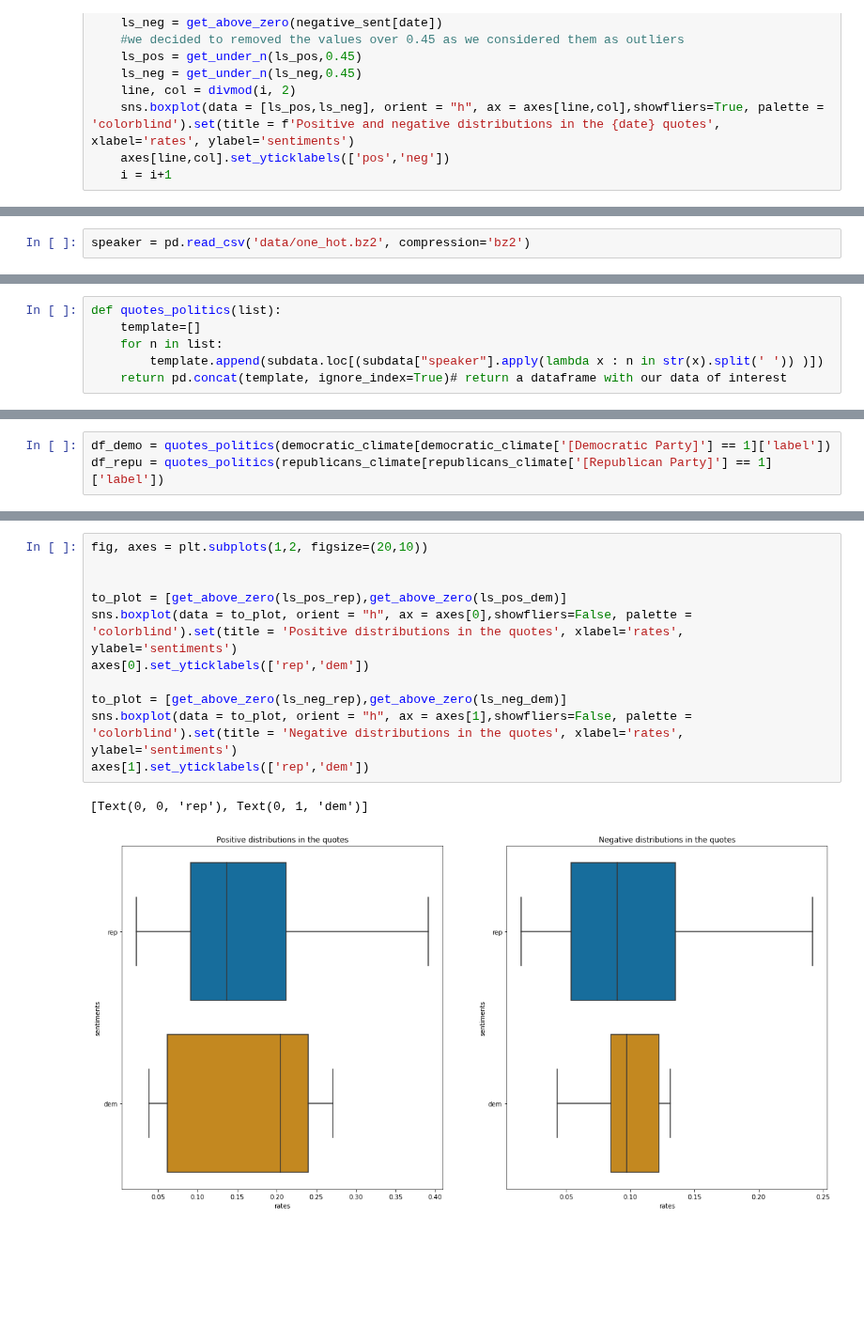
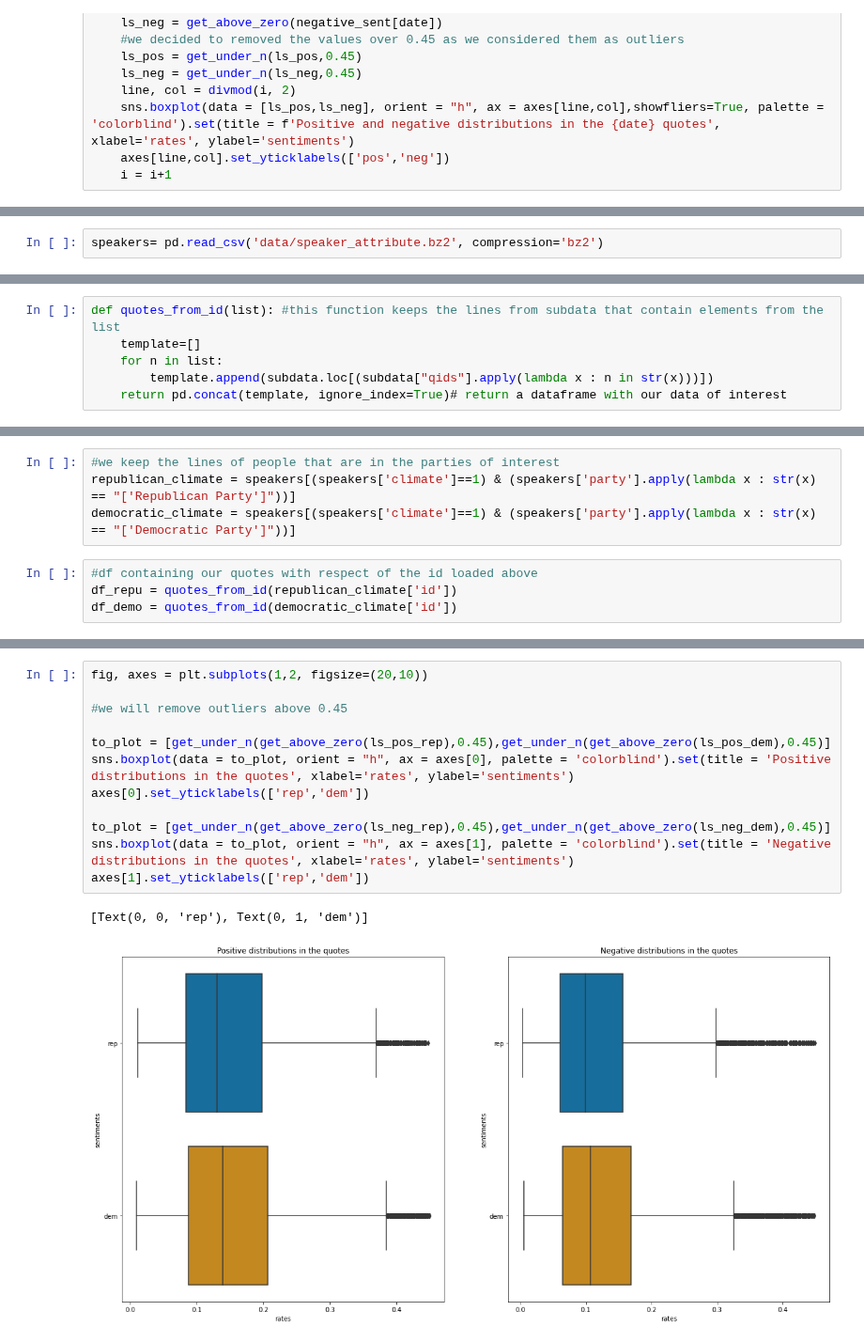
Before and after one commit to epfl-ada/ada-2021-project-avada-kedavra, a Jupyter notebook: visualization.ipynb, the cells around one changed output, grey strips where cells are left out. Shown at 94% size. Cells and saved outputs as stored; diff of their text form; blank space fills up the shorter version.

```diff
--- a/visualization.ipynb
+++ b/visualization.ipynb
@@ -210,2 +196,2 @@ subdata
 # %%
-speaker = pd.read_csv('data/one_hot.bz2', compression='bz2')
+speakers= pd.read_csv('data/speaker_attribute.bz2', compression='bz2')
@@ -233,7 +214,7 @@ democratic_climate = speaker[['[Democratic Party]','label']]
 # %%
-def quotes_politics(list):
+def quotes_from_id(list): #this function keeps the lines from subdata that contain elements from the list
     template=[]
     for n in list:
-        template.append(subdata.loc[(subdata["speaker"].apply(lambda x : n in str(x).split(' ')) )])
+        template.append(subdata.loc[(subdata["qids"].apply(lambda x : n in str(x)))])
     return pd.concat(template, ignore_index=True)# return a dataframe with our data of interest
 # %%
@@ -248,4 +231,9 @@ def quotes_sentiments(list):
+# %%
+#we keep the lines of people that are in the parties of interest
+republican_climate = speakers[(speakers['climate']==1) & (speakers['party'].apply(lambda x : str(x) == "['Republican Party']"))]
+democratic_climate = speakers[(speakers['climate']==1) & (speakers['party'].apply(lambda x : str(x) == "['Democratic Party']"))]
 # %%
-df_demo = quotes_politics(democratic_climate[democratic_climate['[Democratic Party]'] == 1]['label'])
-df_repu = quotes_politics(republicans_climate[republicans_climate['[Republican Party]'] == 1]['label'])
+#df containing our quotes with respect of the id loaded above
+df_repu = quotes_from_id(republican_climate['id'])
+df_demo = quotes_from_id(democratic_climate['id'])
 # %%
@@ -254,14 +243,15 @@ ls_pos_dem, ls_neg_dem = quotes_sentiments(df_demo['quotation'])
 # %%
 fig, axes = plt.subplots(1,2, figsize=(20,10))
 
+#we will remove outliers above 0.45
 
-to_plot = [get_above_zero(ls_pos_rep),get_above_zero(ls_pos_dem)]
-sns.boxplot(data = to_plot, orient = "h", ax = axes[0],showfliers=False, palette = 'colorblind').set(title = 'Positive distributions in the quotes', xlabel='rates', ylabel='sentiments')
+to_plot = [get_under_n(get_above_zero(ls_pos_rep),0.45),get_under_n(get_above_zero(ls_pos_dem),0.45)]
+sns.boxplot(data = to_plot, orient = "h", ax = axes[0], palette = 'colorblind').set(title = 'Positive distributions in the quotes', xlabel='rates', ylabel='sentiments')
 axes[0].set_yticklabels(['rep','dem'])
 
-to_plot = [get_above_zero(ls_neg_rep),get_above_zero(ls_neg_dem)]
-sns.boxplot(data = to_plot, orient = "h", ax = axes[1],showfliers=False, palette = 'colorblind').set(title = 'Negative distributions in the quotes', xlabel='rates', ylabel='sentiments')
+to_plot = [get_under_n(get_above_zero(ls_neg_rep),0.45),get_under_n(get_above_zero(ls_neg_dem),0.45)]
+sns.boxplot(data = to_plot, orient = "h", ax = axes[1], palette = 'colorblind').set(title = 'Negative distributions in the quotes', xlabel='rates', ylabel='sentiments')
 axes[1].set_yticklabels(['rep','dem'])
 # %% [output]
 [Text(0, 0, 'rep'), Text(0, 1, 'dem')]
-[figure, old version]
+[figure, new version]
```
Also changed, not shown: parts of 17 cells of this notebook.
